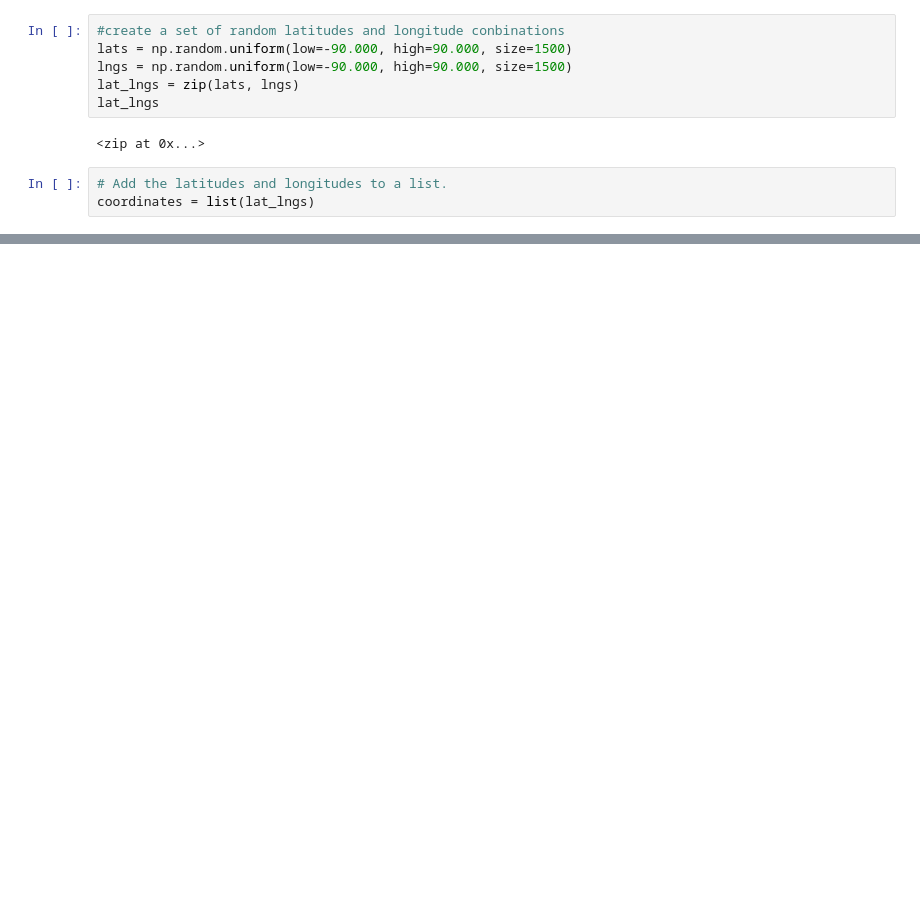
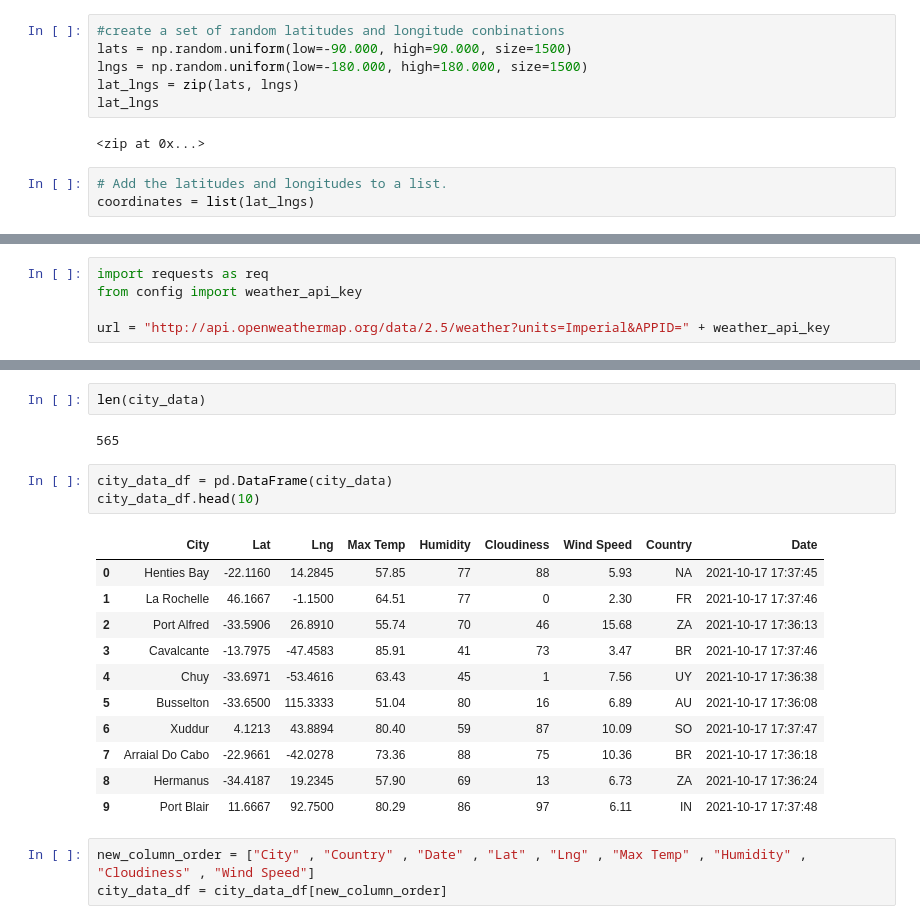
Before and after one commit to airplane3333/World_Weather_Analysis, a Jupyter notebook: weatherPy.ipynb, the cells around one changed output, grey strips where cells are left out. Drawn from its saved outputs; the diff is of its cells as text; blank space fills up the shorter version.

Commit message:
city data for the world.

```diff
--- a/weatherPy.ipynb
+++ b/weatherPy.ipynb
@@ -8,7 +10,7 @@ from citipy import citipy
 # %%
 #create a set of random latitudes and longitude conbinations
 lats = np.random.uniform(low=-90.000, high=90.000, size=1500)
-lngs = np.random.uniform(low=-90.000, high=90.000, size=1500)
+lngs = np.random.uniform(low=-180.000, high=180.000, size=1500)
 lat_lngs = zip(lats, lngs)
 lat_lngs
 # %% [output]
@@ -35,0 +58,5 @@ len(cities)
+# %%
+import requests as req
+from config import weather_api_key
+
+url = "http://api.openweathermap.org/data/2.5/weather?units=Imperial&APPID=" + weather_api_key
@@ -35,0 +146,22 @@ len(cities)
+# %%
+len(city_data)
+# %% [output]
+565
+# %%
+city_data_df = pd.DataFrame(city_data)
+city_data_df.head(10)
+# %% [output]
+|  | City | Lat | Lng | Max Temp | Humidity | Cloudiness | Wind Speed | Country | Date |
+| 0 | Henties Bay | -22.1160 | 14.2845 | 57.85 | 77 | 88 | 5.93 | NA | 2021-10-17 17:37:45 |
+| 1 | La Rochelle | 46.1667 | -1.1500 | 64.51 | 77 | 0 | 2.30 | FR | 2021-10-17 17:37:46 |
+| 2 | Port Alfred | -33.5906 | 26.8910 | 55.74 | 70 | 46 | 15.68 | ZA | 2021-10-17 17:36:13 |
+| 3 | Cavalcante | -13.7975 | -47.4583 | 85.91 | 41 | 73 | 3.47 | BR | 2021-10-17 17:37:46 |
+| 4 | Chuy | -33.6971 | -53.4616 | 63.43 | 45 | 1 | 7.56 | UY | 2021-10-17 17:36:38 |
+| 5 | Busselton | -33.6500 | 115.3333 | 51.04 | 80 | 16 | 6.89 | AU | 2021-10-17 17:36:08 |
+| 6 | Xuddur | 4.1213 | 43.8894 | 80.40 | 59 | 87 | 10.09 | SO | 2021-10-17 17:37:47 |
+| 7 | Arraial Do Cabo | -22.9661 | -42.0278 | 73.36 | 88 | 75 | 10.36 | BR | 2021-10-17 17:36:18 |
+| 8 | Hermanus | -34.4187 | 19.2345 | 57.90 | 69 | 13 | 6.73 | ZA | 2021-10-17 17:36:24 |
+| 9 | Port Blair | 11.6667 | 92.7500 | 80.29 | 86 | 97 | 6.11 | IN | 2021-10-17 17:37:48 |
+# %%
+new_column_order = ["City" , "Country" , "Date" , "Lat" , "Lng" , "Max Temp" , "Humidity" , "Cloudiness" , "Wind Speed"]
+city_data_df = city_data_df[new_column_order]
```
Also changed, not shown: parts of 6 cells of this notebook, 4 other files.
